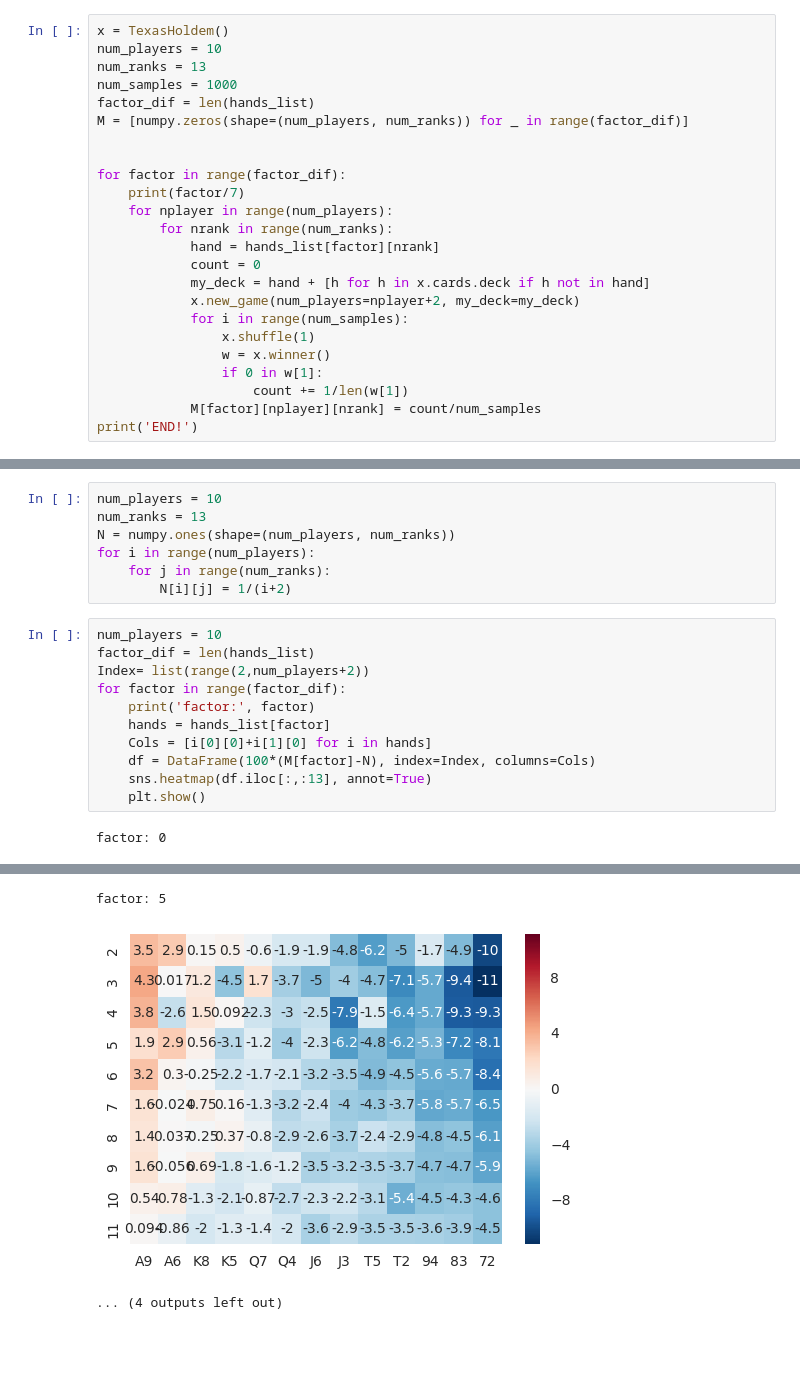
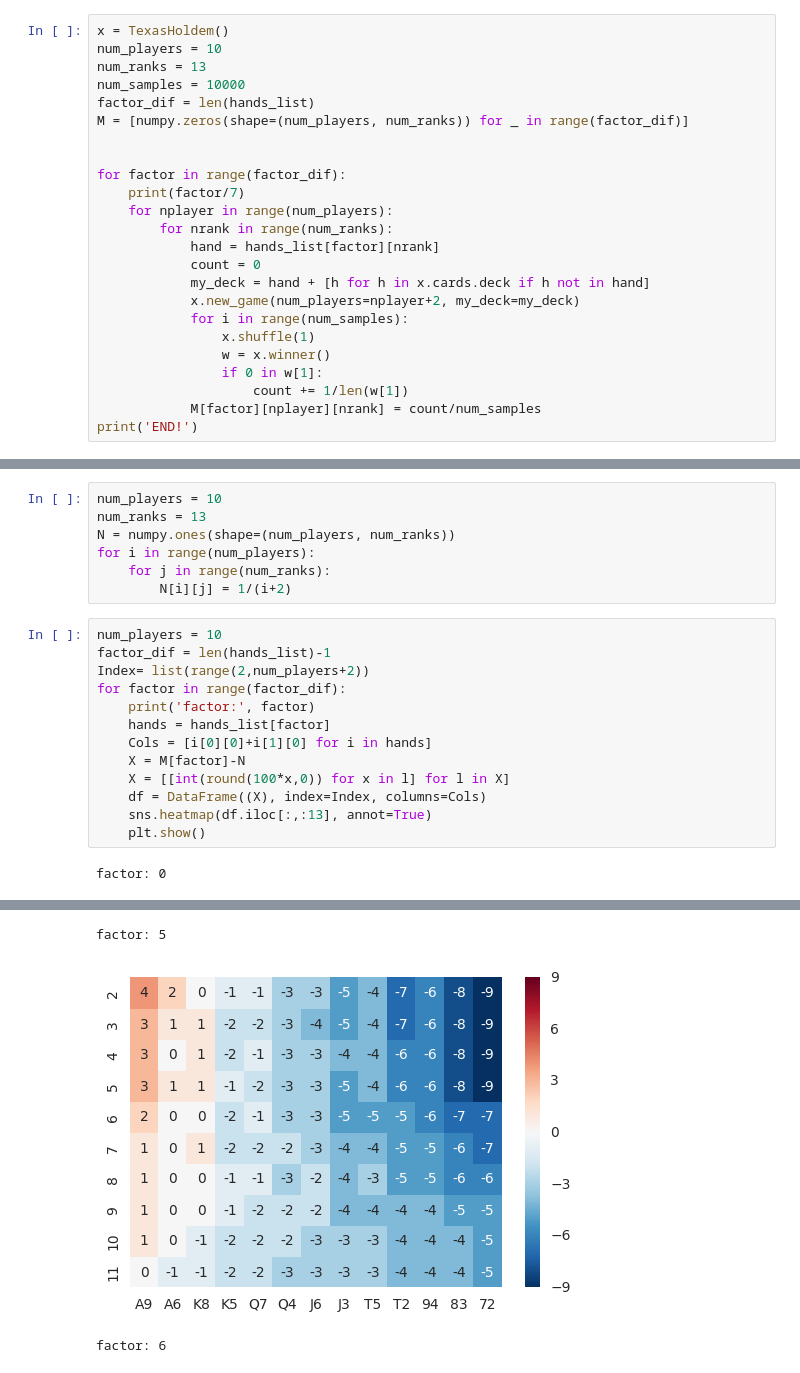
Before and after one commit to nullhack/poker, a Jupyter notebook: Poker Simulator Tests.ipynb, the cells around one changed output, grey strips where cells are left out. Cells and saved outputs as stored; diff of their text form; blank space fills up the shorter version.

```diff
--- a/Poker Simulator Tests.ipynb
+++ b/Poker Simulator Tests.ipynb
@@ -36,7 +32,7 @@ hands_list[0][0]
 x = TexasHoldem()
 num_players = 10
 num_ranks = 13
-num_samples = 1000
+num_samples = 10000
 factor_dif = len(hands_list)
 M = [numpy.zeros(shape=(num_players, num_ranks)) for _ in range(factor_dif)]
 
@@ -75,13 +71,15 @@ for i in range(num_players):
         N[i][j] = 1/(i+2)
 # %%
 num_players = 10
-factor_dif = len(hands_list)
+factor_dif = len(hands_list)-1
 Index= list(range(2,num_players+2))
 for factor in range(factor_dif):
     print('factor:', factor)
     hands = hands_list[factor]
     Cols = [i[0][0]+i[1][0] for i in hands]
-    df = DataFrame(100*(M[factor]-N), index=Index, columns=Cols)
+    X = M[factor]-N
+    X = [[int(round(100*x,0)) for x in l] for l in X]
+    df = DataFrame((X), index=Index, columns=Cols)
     sns.heatmap(df.iloc[:,:13], annot=True)
     plt.show()
 # %% [output]
@@ -98,3 +96,3 @@ factor: 4
 factor: 5
-[figure, old version]
+[figure, new version]
-... (4 outputs left out)
+factor: 6
```
Also changed, not shown: parts of 2 cells of this notebook.
